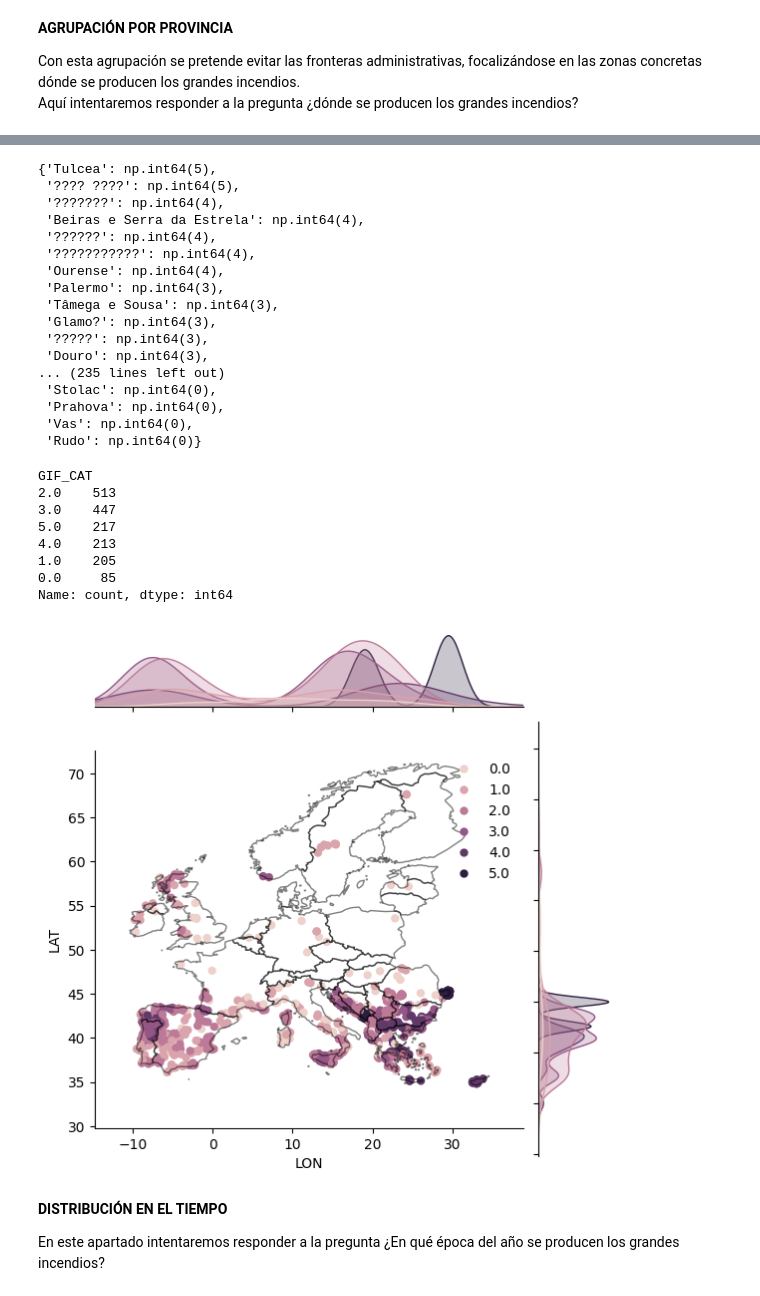
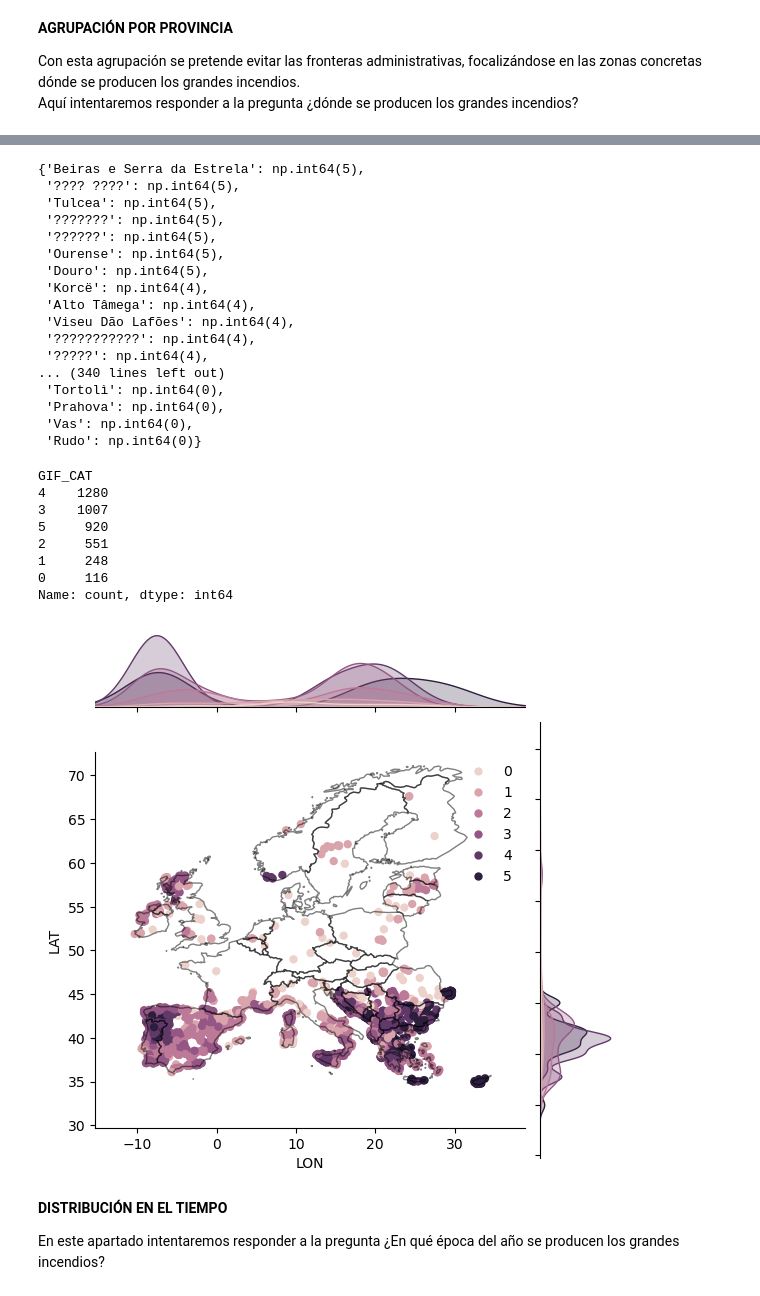
Before and after one commit to vrieraj/EDA_EFFIS, a Jupyter notebook: EDA_EFFIS.ipynb, the cells around one changed output, grey strips where cells are left out. Cells and saved outputs as stored; diff of their text form; code cells hidden in the pictures.

```diff
--- a/EDA_EFFIS.ipynb
+++ b/EDA_EFFIS.ipynb
@@ -68,7 +65,7 @@ print(f'{len(paises)} países en total:\n\n{paises}')
 # %%
 # Cargamos shapefile con datos de todos los países del mundo
 
-df_paises = gpd.read_file(r'C:\Users\Usuario\Downloads\GISCO_SHP\CNTR_RG_20M_2024_4326.shp')
+df_paises = gpd.read_file('~/Descargas/GISCO_SHP/CNTR_RG_20M_2024_4326.shp')
 df_paises.info()
 # %% [output]
 <class 'geopandas.geodataframe.GeoDataFrame'>
@@ -254,0 +259,9 @@ memory usage: 7.8+ MB
+# %%
+effis_eu['YEAR'] = effis_eu.FIREDATE.dt.year
+effis_eu = effis_eu[['FIREDATE','DAY_YEAR','YEAR',
+                    'COUNTRY_ID','COUNTRY','PROVINCE','COMMUNE',
+                    'AREA_HA','BROADLEA','CONIFER','MIXED',
+                    'SCLEROPH','TRANSIT','OTHERNATLC',
+                    'AGRIAREAS','ARTIFSURF','OTHERLC',
+                    'LAT','LON']]
+effis_eu.info()
@@ -362,25 +406,25 @@ effis.PROVINCE.value_counts().plot.box();
 provincias = effis.PROVINCE.value_counts()
 
 categorias = {}
-for incendios, provincia in zip(provincias, provincias.index):
-    categorias[provincia] = np.log(incendios).round().astype(int)
+for provincia, incendios in provincias.items():
+    categorias[provincia] = np.log(incendios).round().astype(int) if incendios > 0 else 0
 
 categorias
 # %% [output]
-{'Tulcea': np.int64(5),
+{'Beiras e Serra da Estrela': np.int64(5),
  '???? ????': np.int64(5),
- '???????': np.int64(4),
- 'Beiras e Serra da Estrela': np.int64(4),
- '??????': np.int64(4),
+ 'Tulcea': np.int64(5),
+ '???????': np.int64(5),
+ '??????': np.int64(5),
+ 'Ourense': np.int64(5),
+ 'Douro': np.int64(5),
+ 'Korcë': np.int64(4),
+ 'Alto Tâmega': np.int64(4),
+ 'Viseu Dão Lafões': np.int64(4),
  '???????????': np.int64(4),
- 'Ourense': np.int64(4),
- 'Palermo': np.int64(3),
- 'Tâmega e Sousa': np.int64(3),
- 'Glamo?': np.int64(3),
- '?????': np.int64(3),
- 'Douro': np.int64(3),
-... (235 lines left out)
- 'Stolac': np.int64(0),
+ '?????': np.int64(4),
+... (340 lines left out)
+ 'Tortolì': np.int64(0),
  'Prahova': np.int64(0),
  'Vas': np.int64(0),
  'Rudo': np.int64(0)}
@@ -388,33 +432,33 @@ categorias
 # Asignamos a cada incendio su categoría, creando para ello una nueva variable
 
 for provincia, categoria in categorias.items():
-    effis.loc[effis.PROVINCE == provincia, 'GIF_CAT'] = categoria
+    effis.loc[effis.PROVINCE == provincia, 'GIF_CAT'] = categoria.astype(int)
 
-effis.GIF_CAT.value_counts()
+effis.GIF_CAT.value_counts(dropna=False)
 # %% [output]
 GIF_CAT
-2.0    513
-3.0    447
-5.0    217
-4.0    213
-1.0    205
-0.0     85
+4    1280
+3    1007
+5     920
+2     551
+1     248
+0     116
 Name: count, dtype: int64
 # %%
 # Y echamos un vistazo a las 'zonas calientes'
 g = sns.jointplot(effis, x='LON', y='LAT', hue = 'GIF_CAT', edgecolor='none', legend=True)
 
 # Ajustamos para agregar el mapa de los países de fondo
 ax = g.ax_joint
 zoom = 5
 ax.set_xlim(effis.LON.min() - zoom, effis.LON.max() + zoom)
 ax.set_ylim(effis.LAT.min() - zoom, effis.LAT.max() + zoom)
-ax.legend(labelspacing=0.5, frameon=False)
-
+ax.legend(frameon=False)
+9
 # Agregamos el shapefile directamente desde geopandas
 df_paises.plot(ax=ax, color='none', edgecolor='k', alpha=0.5);
 # %% [output]
-[figure, old version]
+[figure, new version]
 # %% [markdown]
 **DISTRIBUCIÓN EN EL TIEMPO**
 
```
Also changed, not shown: parts of 12 cells of this notebook.
